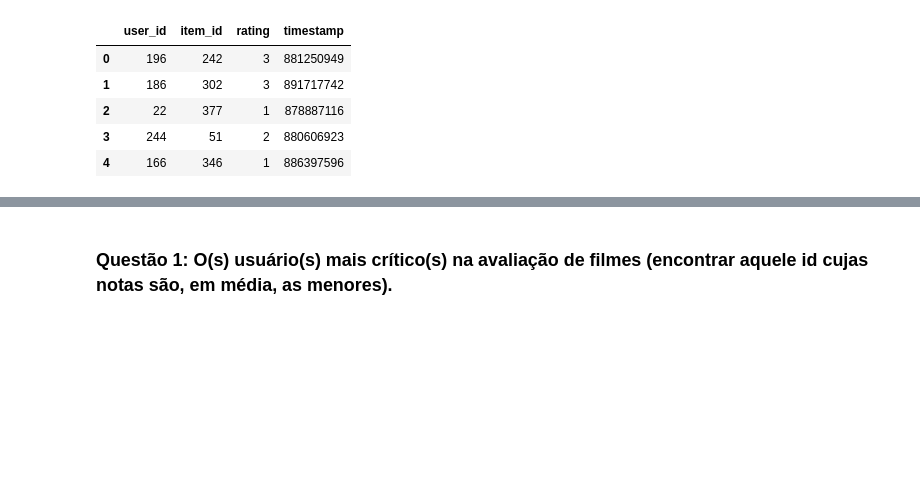
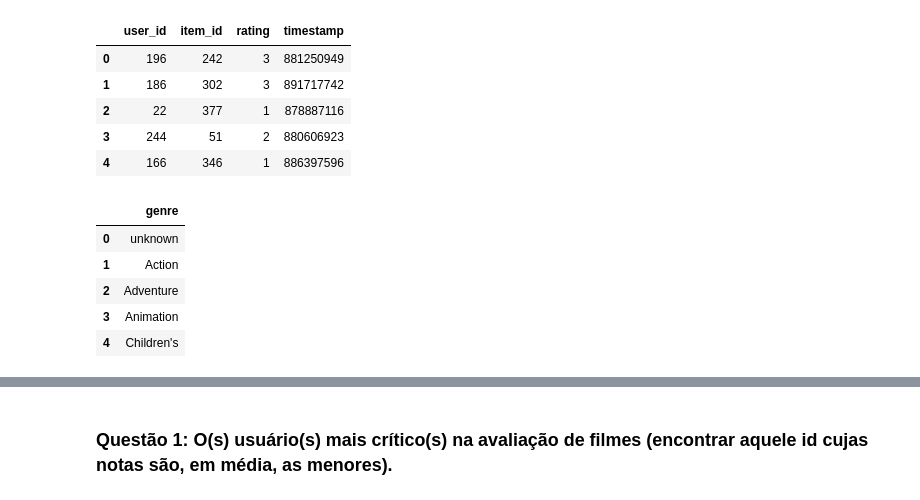
Before and after one commit to maiataniguchi/Aulas_git_Ai2, a Jupyter notebook: 5-Python/Jupyter_Notebook_Markdown/Python_Warmup_Pandas.ipynb, the cells around one changed output, grey strips where cells are left out. Saved outputs shown, nothing was run; the diff lists cells and outputs as text; code cells hidden in the pictures; blank space fills up the shorter version.

```diff
--- a/5-Python/Jupyter_Notebook_Markdown/Python_Warmup_Pandas.ipynb
+++ b/5-Python/Jupyter_Notebook_Markdown/Python_Warmup_Pandas.ipynb
@@ -40,3 +27,17 @@ data.head()
 | 2 | 22 | 377 | 1 | 878887116 |
 | 3 | 244 | 51 | 2 | 880606923 |
 | 4 | 166 | 346 | 1 | 886397596 |
+# %%
+# u.genre
+
+genre = pd.read_csv('/home/hub/git-pessoal/Aulas_git_Ai2/5-Python/Jupyter_Notebook_Markdown/ml-100k/u.genre', sep="|", header=None)
+genre.drop(columns=[1], inplace=True)
+genre.columns = ['genre']
+genre.head()
+# %% [output]
+|  | genre |
+| 0 | unknown |
+| 1 | Action |
+| 2 | Adventure |
+| 3 | Animation |
+| 4 | Children's |
```
Also changed, not shown: parts of 15 cells of this notebook, 30 other files.
